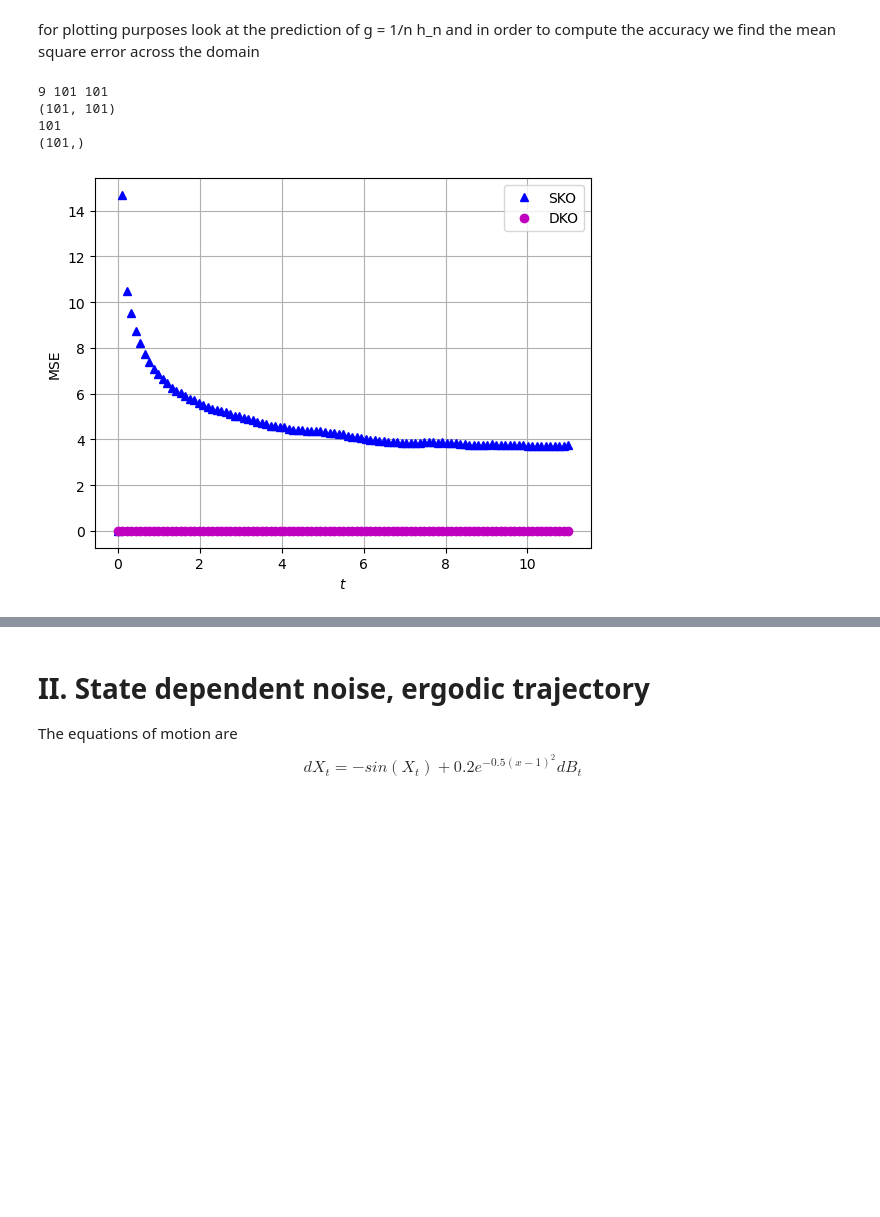
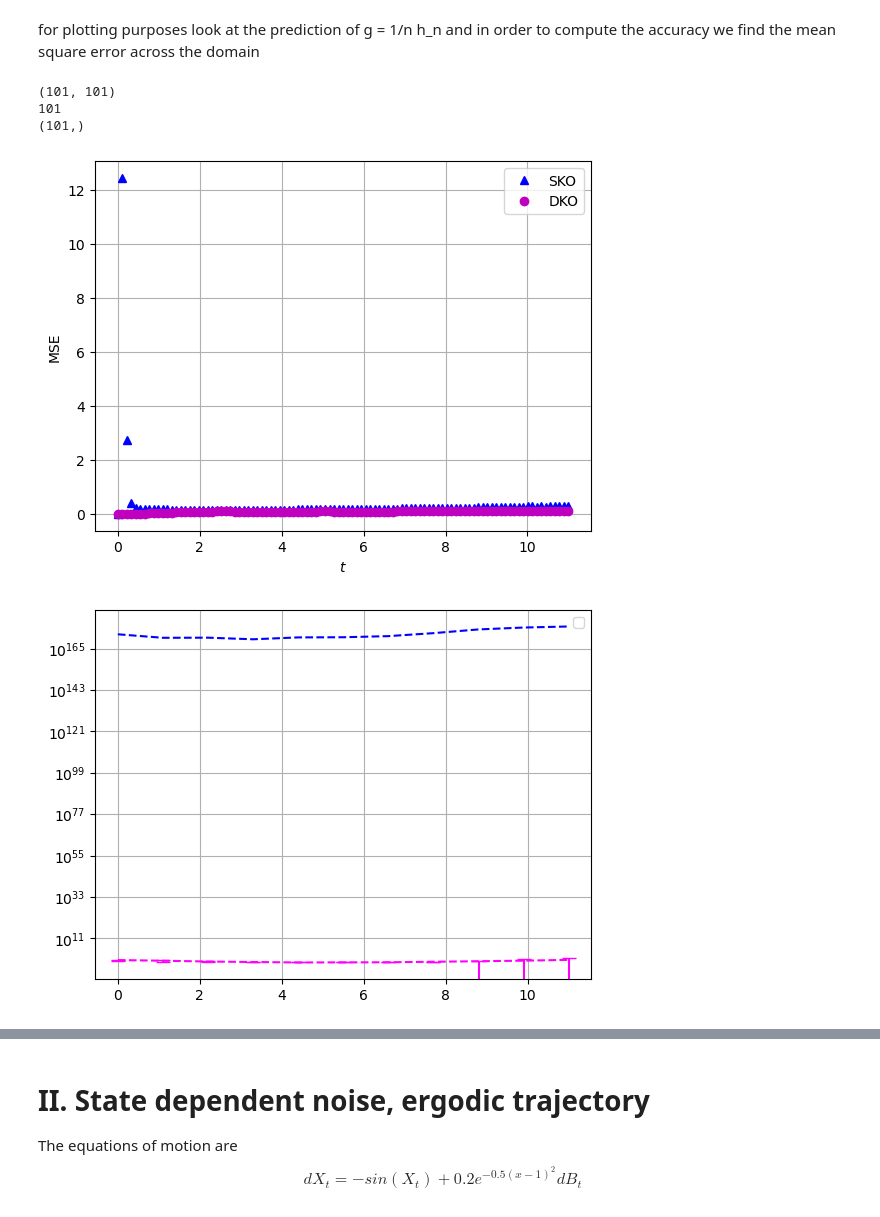
Before and after one commit to Maria-A-Oprea/Distributional_Koopman, a Jupyter notebook: State_dependent_noise.ipynb, the cells around one changed output, grey strips where cells are left out. Saved outputs shown, nothing was run; the diff lists cells and outputs as text; code cells hidden in the pictures; blank space fills up the shorter version.

```diff
--- a/State_dependent_noise.ipynb
+++ b/State_dependent_noise.ipynb
@@ -364,7 +410,6 @@ pred_SKO = prediction(K_SKO, a, b)
 pred_DKO = prediction(K_DKO, a, b)
 # %%
 n, N_x0, N = np.shape(truth)
-print(n, N, N_x0)
 g_pred_SKO = 1/n* np.sum(pred_SKO, axis = 0)
 g_pred_DKO = 1/n* np.sum(pred_DKO, axis = 0)
 
@@ -392,8 +437,11 @@ plt.grid()
 plt.show()
 #plot_eigens(K_SKO, K_DKO)
 # %% [output]
-9 101 101
 (101, 101)
 101
 (101,)
-[figure, old version]
+[figure, new version]
+# %%
+plot_statistics(a, b)
+# %% [output]
+[figure, added]
```
Also changed, not shown: parts of 13 cells of this notebook.
